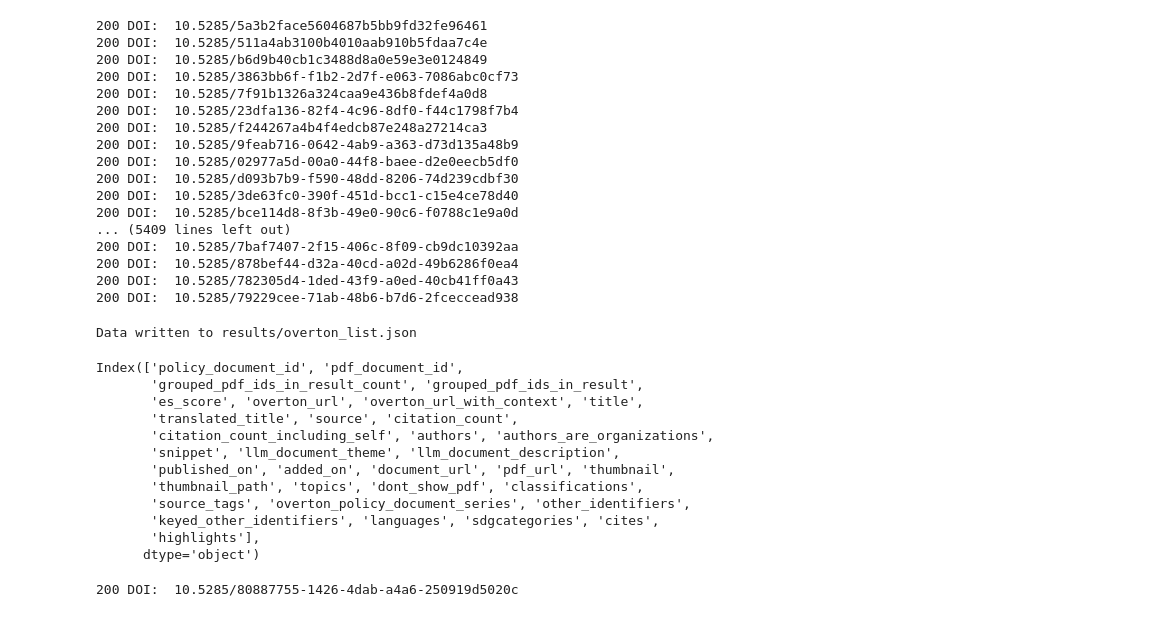
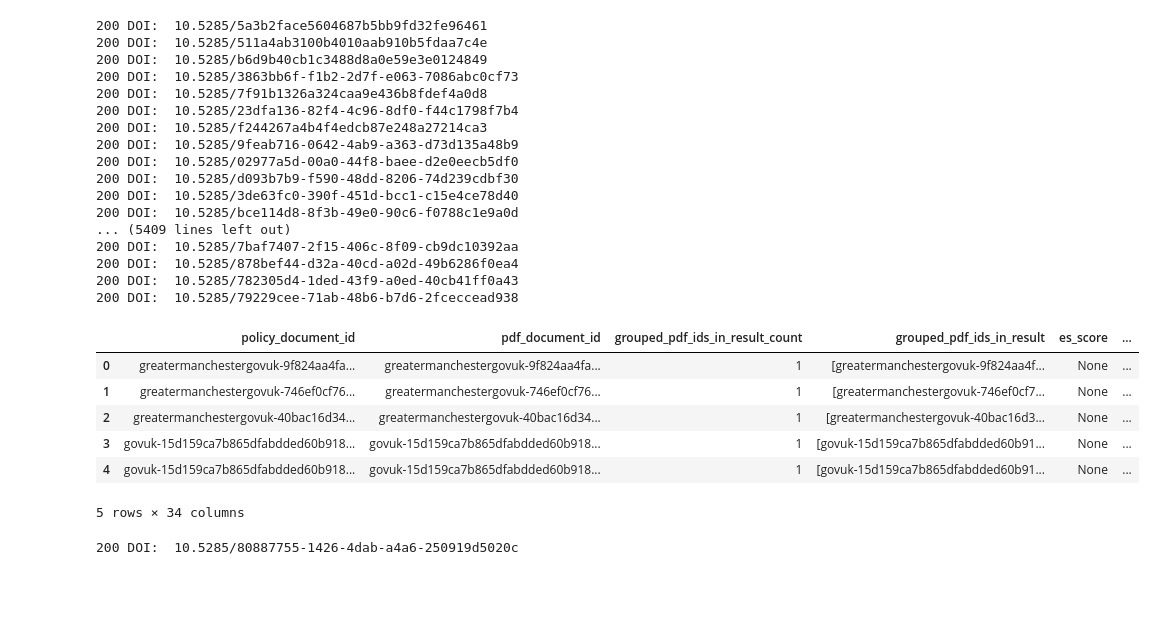
Before and after one commit to NERC-EDS/citationNotebook, a Jupyter notebook: nerc_citations_2025/nerc_dataset_citations_overton.ipynb, the cells around one changed output. Drawn from its saved outputs; the diff is of its cells as text; code cells hidden in the pictures; blank space fills up the shorter version.

Commit message:
Corrected overton dataframe and csv

```diff
--- a/nerc_citations_2025/nerc_dataset_citations_overton.ipynb
+++ b/nerc_citations_2025/nerc_dataset_citations_overton.ipynb
@@ -82,30 +82,20 @@ try:
     print(f"Data written to {output_file}")
 except IOError as e:
     print(f"Error writing to file: {e}")
-
-
-
-overton_df = pd.DataFrame(results[0])
-overton_df.to_csv("results/overton_list.csv", index= False )
-# %% [output]
-Data written to results/overton_list.json
 # %%
+flat_results = [d for sublist in results for d in sublist]
+overton_df = pd.DataFrame(flat_results)
+overton_df.to_csv("results/overton_list.csv", index= False )
 
-
-overton_df.columns
+overton_df.head()
 # %% [output]
+|  | policy_document_id | pdf_document_id | grouped_pdf_ids_in_result_count | grouped_pdf_ids_in_result | es_score | ... |
+| 0 | greatermanchestergovuk-9f824aa4fa... | greatermanchestergovuk-9f824aa4fa... | 1 | [greatermanchestergovuk-9f824aa4f... | None | ... |
+| 1 | greatermanchestergovuk-746ef0cf76... | greatermanchestergovuk-746ef0cf76... | 1 | [greatermanchestergovuk-746ef0cf7... | None | ... |
+| 2 | greatermanchestergovuk-40bac16d34... | greatermanchestergovuk-40bac16d34... | 1 | [greatermanchestergovuk-40bac16d3... | None | ... |
+| 3 | govuk-15d159ca7b865dfabdded60b918... | govuk-15d159ca7b865dfabdded60b918... | 1 | [govuk-15d159ca7b865dfabdded60b91... | None | ... |
+| 4 | govuk-15d159ca7b865dfabdded60b918... | govuk-15d159ca7b865dfabdded60b918... | 1 | [govuk-15d159ca7b865dfabdded60b91... | None | ... |
-Index(['policy_document_id', 'pdf_document_id',
-       'grouped_pdf_ids_in_result_count', 'grouped_pdf_ids_in_result',
-       'es_score', 'overton_url', 'overton_url_with_context', 'title',
-       'translated_title', 'source', 'citation_count',
-       'citation_count_including_self', 'authors', 'authors_are_organizations',
-       'snippet', 'llm_document_theme', 'llm_document_description',
-       'published_on', 'added_on', 'document_url', 'pdf_url', 'thumbnail',
-       'thumbnail_path', 'topics', 'dont_show_pdf', 'classifications',
-       'source_tags', 'overton_policy_document_series', 'other_identifiers',
-       'keyed_other_identifiers', 'languages', 'sdgcategories', 'cites',
-       'highlights'],
-      dtype='object')
+5 rows × 34 columns
 # %%
 # overton api single request
 # publishers_cited=_%3Ax39
```
Also changed, not shown: 1 other file.
